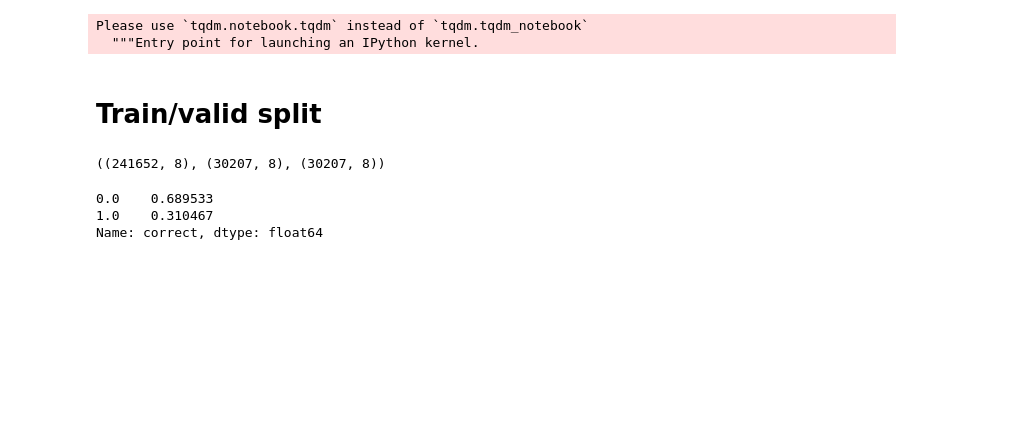
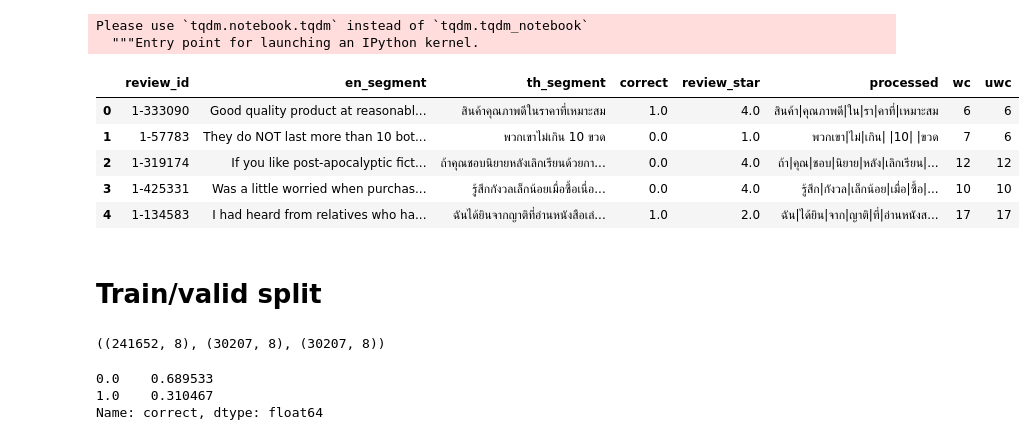
Before and after one commit to witchapong/amazon-thai-fake-review-classification, a Jupyter notebook: Benchmark-Copy1.ipynb, the cells around one changed output. Saved outputs shown, nothing was run; the diff lists cells and outputs as text; code cells hidden in the pictures; blank space fills up the shorter version.

```diff
--- a/Benchmark-Copy1.ipynb
+++ b/Benchmark-Copy1.ipynb
@@ -98,5 +97,14 @@ review_df.to_csv('tmp/review_df_check-point-1.csv',index=False)
 
 # review_df = pd.read_csv('tmp/review_df_check-point-1.csv')
+# %%
+review_df.head()
+# %% [output]
+|  | review_id | en_segment | th_segment | correct | review_star | processed | wc | uwc |
+| 0 | 1-333090 | Good quality product at reasonabl... | สินค้าคุณภาพดีในราคาที่เหมาะสม | 1.0 | 4.0 | สินค้า|คุณภาพดี|ใน|รา|คาที่|เหมาะสม | 6 | 6 |
+| 1 | 1-57783 | They do NOT last more than 10 bot... | พวกเขาไม่เกิน 10 ขวด | 0.0 | 1.0 | พวกเขา|ไม่|เกิน| |10| |ขวด | 7 | 6 |
+| 2 | 1-319174 | If you like post-apocalyptic fict... | ถ้าคุณชอบนิยายหลังเลิกเรียนด้วยกา... | 0.0 | 4.0 | ถ้า|คุณ|ชอบ|นิยาย|หลัง|เลิกเรียน|... | 12 | 12 |
+| 3 | 1-425331 | Was a little worried when purchas... | รู้สึกกังวลเล็กน้อยเมื่อซื้อเนื่อ... | 0.0 | 4.0 | รู้สึก|กังวล|เล็กน้อย|เมื่อ|ซื้อ|... | 10 | 10 |
+| 4 | 1-134583 | I had heard from relatives who ha... | ฉันได้ยินจากญาติที่อ่านหนังสือเล่... | 1.0 | 2.0 | ฉัน|ได้ยิน|จาก|ญาติ|ที่|อ่านหนังส... | 17 | 17 |
 # %% [markdown]
 # Train/valid split
 # %%
```
Also changed, not shown: parts of 30 cells of this notebook.
